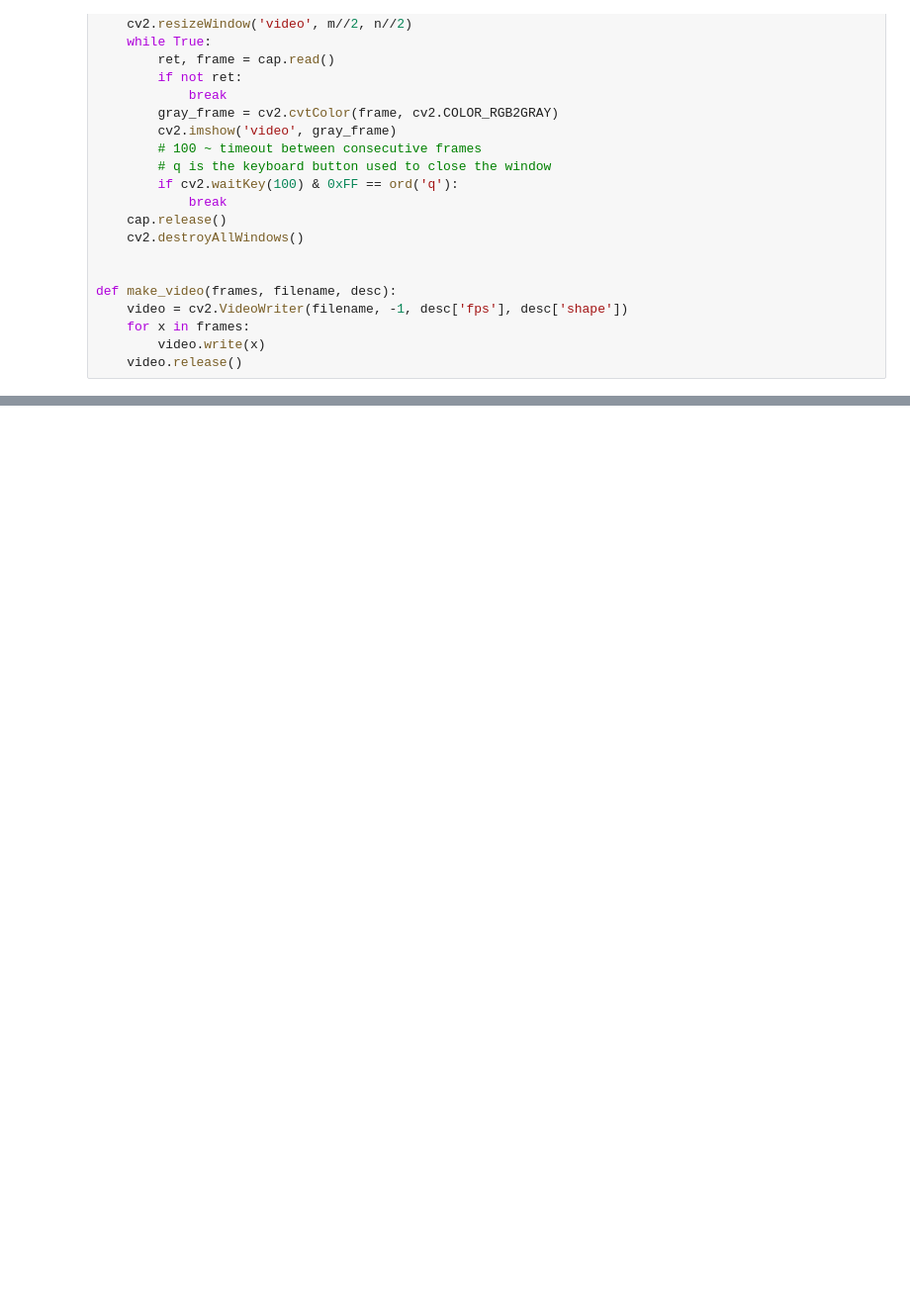
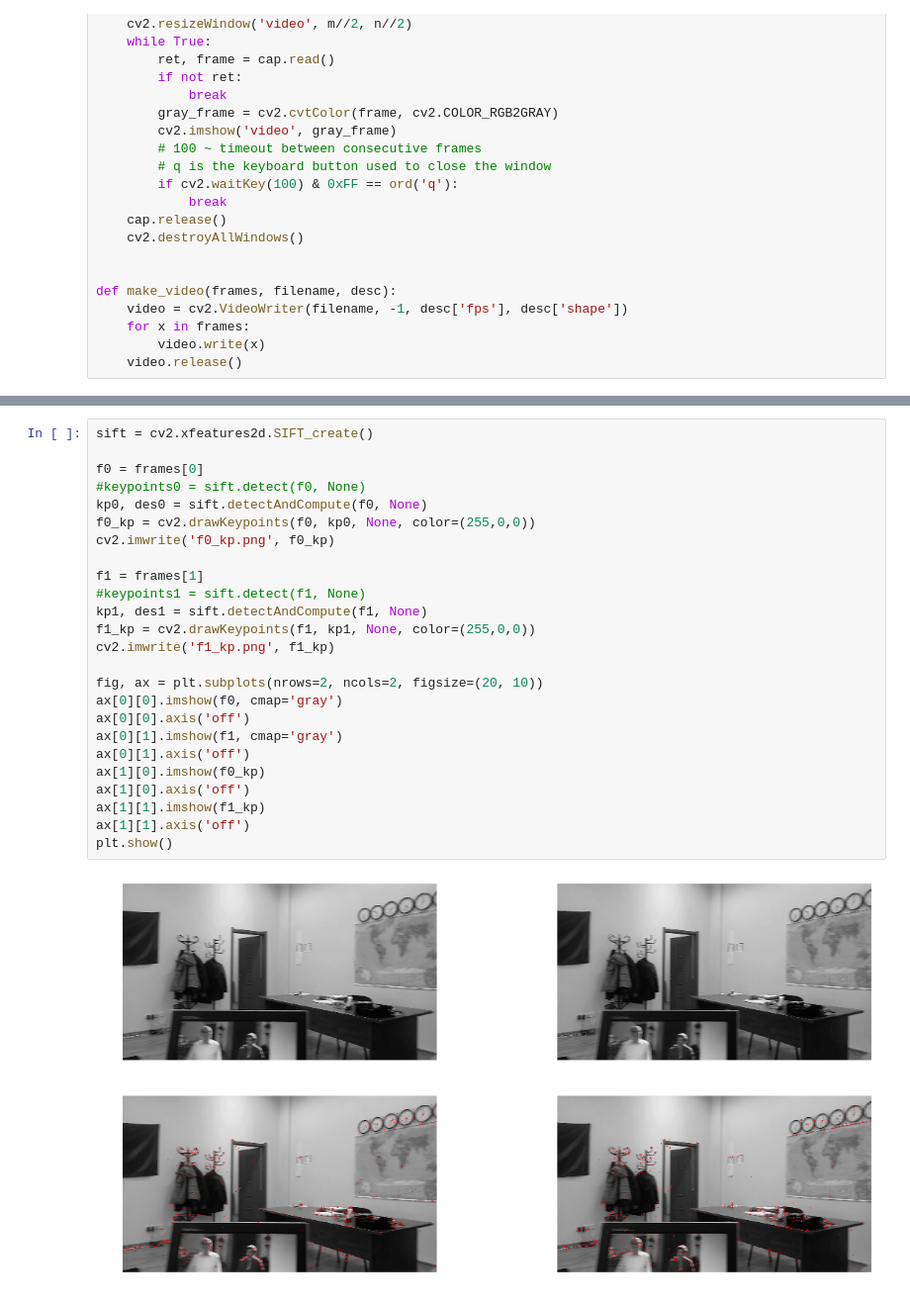
Before and after one commit to Odessit007/Signal-Processing-Notebooks, a Jupyter notebook: lab6.ipynb, the cells around one changed output, grey strips where cells are left out. Shown at 99% size. Saved outputs shown, nothing was run; the diff lists cells and outputs as text; blank space fills up the shorter version.

```diff
--- a/lab6.ipynb
+++ b/lab6.ipynb
@@ -74,0 +89,27 @@ Codec: avc1
+# %%
+sift = cv2.xfeatures2d.SIFT_create()
+
+f0 = frames[0]
+#keypoints0 = sift.detect(f0, None)
+kp0, des0 = sift.detectAndCompute(f0, None)
+f0_kp = cv2.drawKeypoints(f0, kp0, None, color=(255,0,0))
+cv2.imwrite('f0_kp.png', f0_kp)
+
+f1 = frames[1]
+#keypoints1 = sift.detect(f1, None)
+kp1, des1 = sift.detectAndCompute(f1, None)
+f1_kp = cv2.drawKeypoints(f1, kp1, None, color=(255,0,0))
+cv2.imwrite('f1_kp.png', f1_kp)
+
+fig, ax = plt.subplots(nrows=2, ncols=2, figsize=(20, 10))
+ax[0][0].imshow(f0, cmap='gray')
+ax[0][0].axis('off')
+ax[0][1].imshow(f1, cmap='gray')
+ax[0][1].axis('off')
+ax[1][0].imshow(f0_kp)
+ax[1][0].axis('off')
+ax[1][1].imshow(f1_kp)
+ax[1][1].axis('off')
+plt.show()
+# %% [output]
+[figure, added]
```
Also changed, not shown: parts of 7 cells of this notebook.
